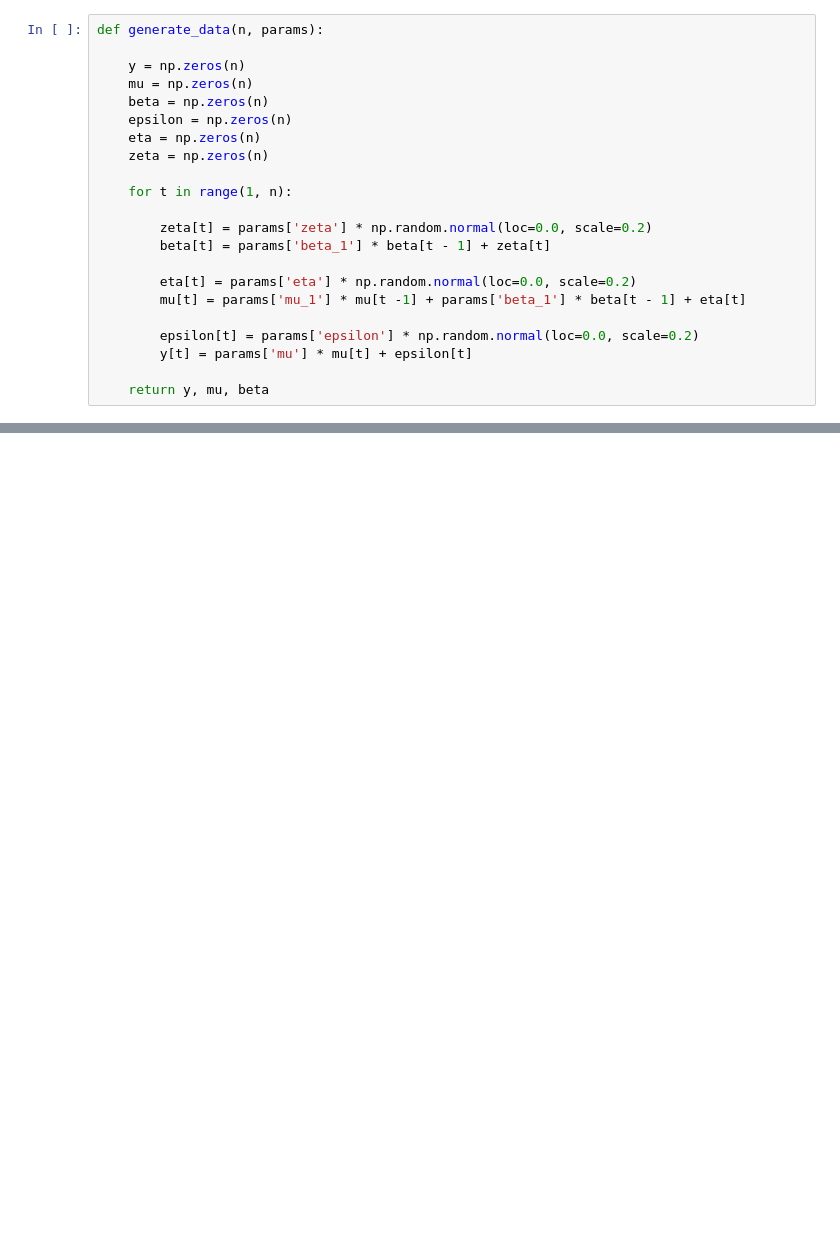
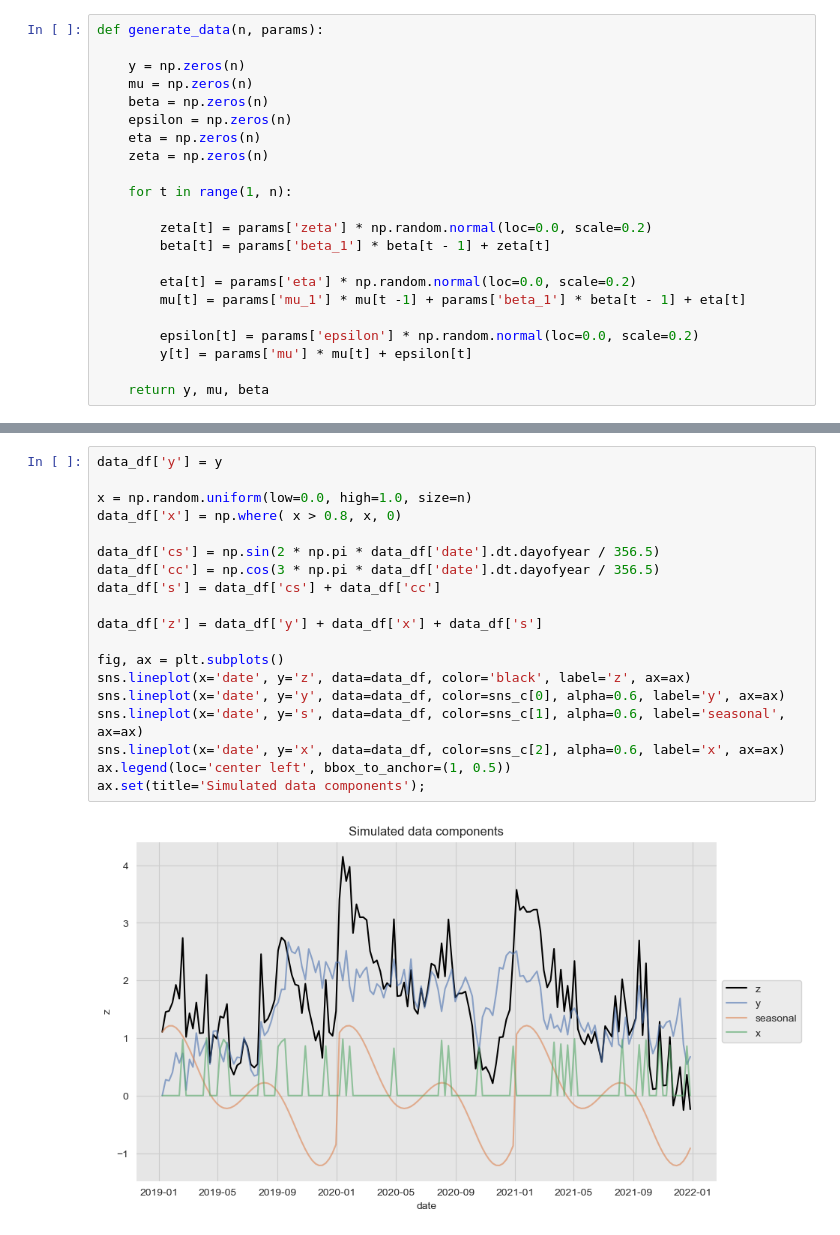
Before and after one commit to juanitorduz/btsa, a Jupyter notebook: python/intro_forecasting/unobserved_components.ipynb, the cells around one changed output, grey strips where cells are left out. Saved outputs shown, nothing was run; the diff lists cells and outputs as text; blank space fills up the shorter version.

Commit message:
add z simulated data

```diff
--- a/python/intro_forecasting/unobserved_components.ipynb
+++ b/python/intro_forecasting/unobserved_components.ipynb
@@ -81,0 +84,21 @@ fig.suptitle(f'Simulation Data - {model_name}\n{params}');
+# %%
+data_df['y'] = y
+
+x = np.random.uniform(low=0.0, high=1.0, size=n)
+data_df['x'] = np.where( x > 0.8, x, 0)
+
+data_df['cs'] = np.sin(2 * np.pi * data_df['date'].dt.dayofyear / 356.5)
+data_df['cc'] = np.cos(3 * np.pi * data_df['date'].dt.dayofyear / 356.5)
+data_df['s'] = data_df['cs'] + data_df['cc']
+
+data_df['z'] = data_df['y'] + data_df['x'] + data_df['s']
+
+fig, ax = plt.subplots()
+sns.lineplot(x='date', y='z', data=data_df, color='black', label='z', ax=ax)
+sns.lineplot(x='date', y='y', data=data_df, color=sns_c[0], alpha=0.6, label='y', ax=ax)
+sns.lineplot(x='date', y='s', data=data_df, color=sns_c[1], alpha=0.6, label='seasonal', ax=ax)
+sns.lineplot(x='date', y='x', data=data_df, color=sns_c[2], alpha=0.6, label='x', ax=ax)
+ax.legend(loc='center left', bbox_to_anchor=(1, 0.5))
+ax.set(title='Simulated data components');
+# %% [output]
+[figure, added]
```
Also changed, not shown: parts of 1 cell of this notebook.
